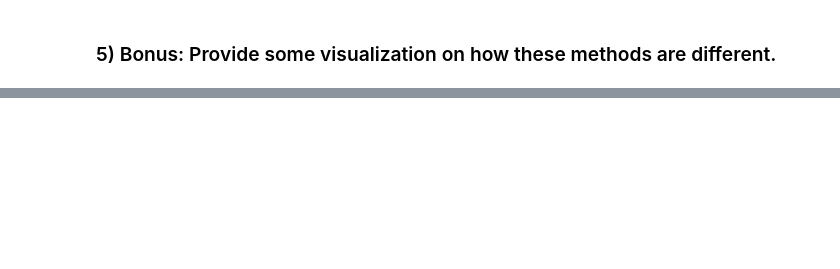
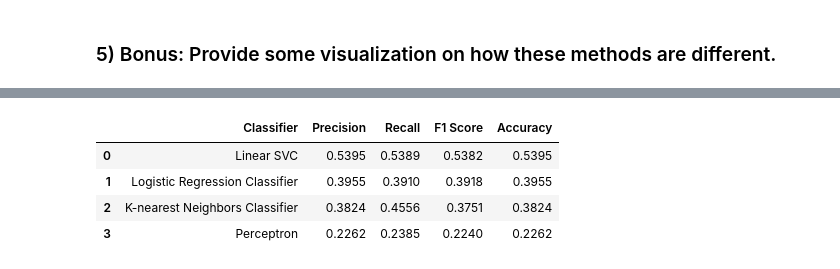
Before and after one commit to bbrown1021/Stats418Repo, a Jupyter notebook: hw3/CIFAR10_Analysis.ipynb, the cells around one changed output, grey strips where cells are left out. Drawn from its saved outputs; the diff is of its cells as text; code cells hidden in the pictures; blank space fills up the shorter version.

```diff
--- a/hw3/CIFAR10_Analysis.ipynb
+++ b/hw3/CIFAR10_Analysis.ipynb
@@ -435,0 +585,3 @@ x_test_flat = x_test.reshape(-1,3072)
+# %%
+%%timeit
+Model.fit(X_train, y_train)
@@ -435,0 +590,2 @@ x_test_flat = x_test.reshape(-1,3072)
+# %%
+y_pred_p = Model.predict(X_test)
@@ -435,0 +631,40 @@ x_test_flat = x_test.reshape(-1,3072)
+# %%
+# precision
+svc_pre = precision_score(y_pred_svc,y_test, average = "macro")
+log_pre = precision_score(y_pred_log,y_test, average = "macro")
+knn_pre = precision_score(y_pred_knn,y_test, average = "macro")
+p_pre = precision_score(y_pred_p,y_test, average = "macro")
+
+# recall
+svc_recall = round(recall_score(y_pred_svc,y_test, average = "macro"),4)
+log_recall = round(recall_score(y_pred_log,y_test, average = "macro"),4)
+knn_recall = round(recall_score(y_pred_knn,y_test, average = "macro"),4)
+p_recall = round(recall_score(y_pred_p,y_test, average = "macro"),4)
+
+# f1 score
+svc_f1 = round(f1_score(y_pred_svc,y_test, average = "macro"),4)
+log_f1 = round(f1_score(y_pred_log,y_test, average = "macro"),4)
+knn_f1 = round(f1_score(y_pred_knn,y_test, average = "macro"),4)
+p_f1 = round(f1_score(y_pred_p,y_test, average = "macro"),4)
+
+# accuracy
+svc_acc = accuracy_score(y_pred_svc,y_test)
+log_acc = accuracy_score(y_pred_log,y_test)
+knn_acc = accuracy_score(y_pred_knn,y_test)
+p_acc = accuracy_score(y_pred_p,y_test)
+# %%
+data = {'Classifier':['Linear SVC', 'Logistic Regression Classifier', 'K-nearest Neighbors Classifier', 'Perceptron'],
+        'Precision':[svc_pre, log_pre, knn_pre, p_pre],
+        'Recall':[svc_recall, log_recall, knn_recall, p_recall],
+        'F1 Score':[svc_f1, log_f1, knn_f1, p_f1],
+        'Accuracy':[svc_acc, log_acc, knn_acc, p_acc]}
+# %%
+# Convert the dictionary into DataFrame
+df = pd.DataFrame(data)
+df
+# %% [output]
+|  | Classifier | Precision | Recall | F1 Score | Accuracy |
+| 0 | Linear SVC | 0.5395 | 0.5389 | 0.5382 | 0.5395 |
+| 1 | Logistic Regression Classifier | 0.3955 | 0.3910 | 0.3918 | 0.3955 |
+| 2 | K-nearest Neighbors Classifier | 0.3824 | 0.4556 | 0.3751 | 0.3824 |
+| 3 | Perceptron | 0.2262 | 0.2385 | 0.2240 | 0.2262 |
```
Also changed, not shown: parts of 46 cells of this notebook, 9 other files.
